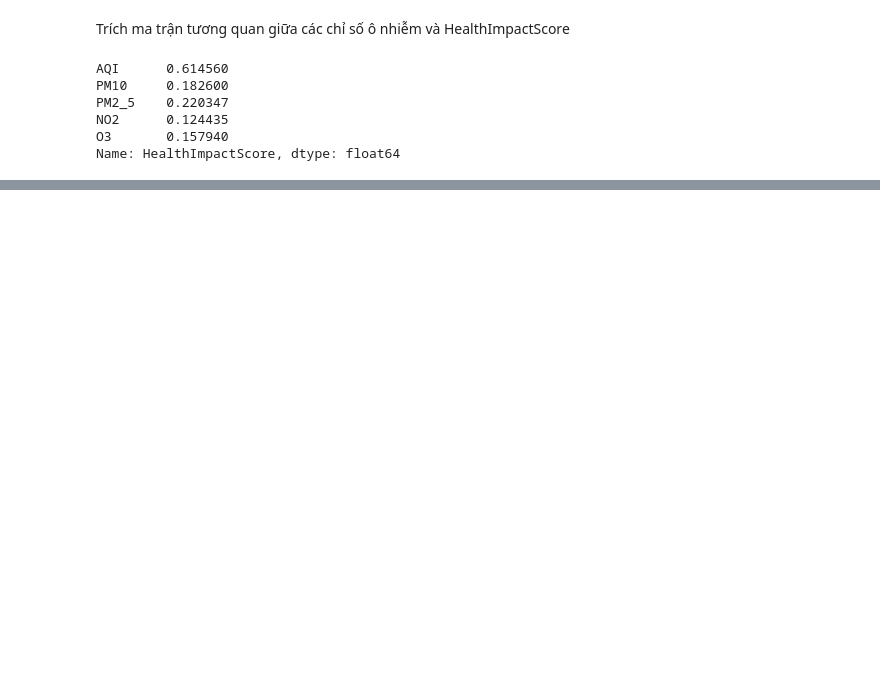
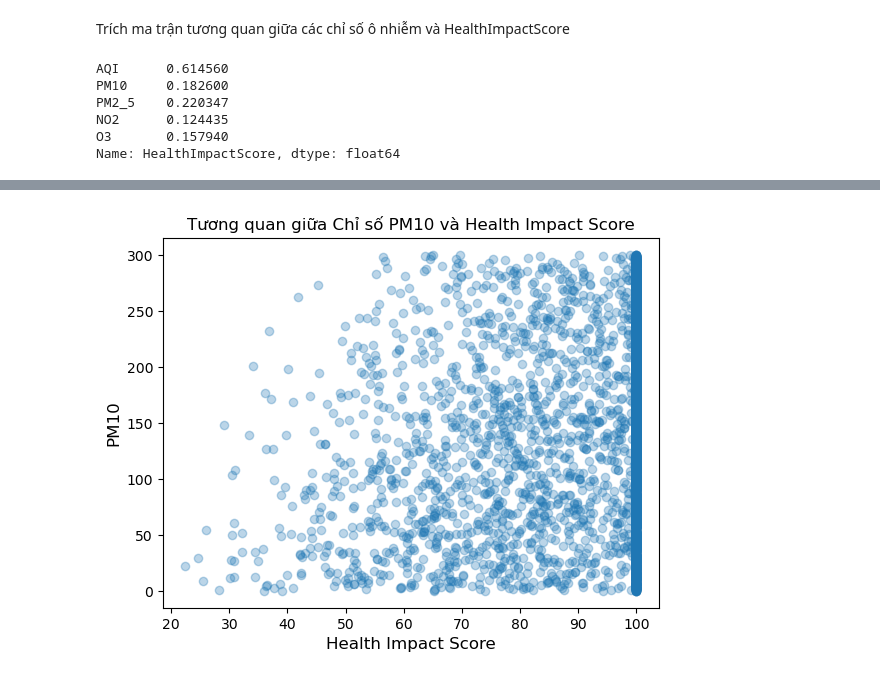
Before and after one commit to vng08/Air-Quality-and-Health-Impact, a Jupyter notebook: Analysing.ipynb, the cells around one changed output, grey strips where cells are left out. Drawn from its saved outputs; the diff is of its cells as text; code cells hidden in the pictures; blank space fills up the shorter version.

```diff
--- a/Analysing.ipynb
+++ b/Analysing.ipynb
@@ -152,0 +164,7 @@ Tương quan dương yếu, cho thấy ozone mặt đất có tác động tiêu
+# %%
+plt.scatter(cleaned_df['HealthImpactScore'], cleaned_df['PM10'], alpha = 0.3);
+plt.title('Tương quan giữa Chỉ số PM10 và Health Impact Score')
+plt.xlabel('Health Impact Score', fontsize = 12)
+plt.ylabel('PM10', fontsize = 12);
+# %% [output]
+[figure, added]
```
Also changed, not shown: parts of 22 cells of this notebook.
